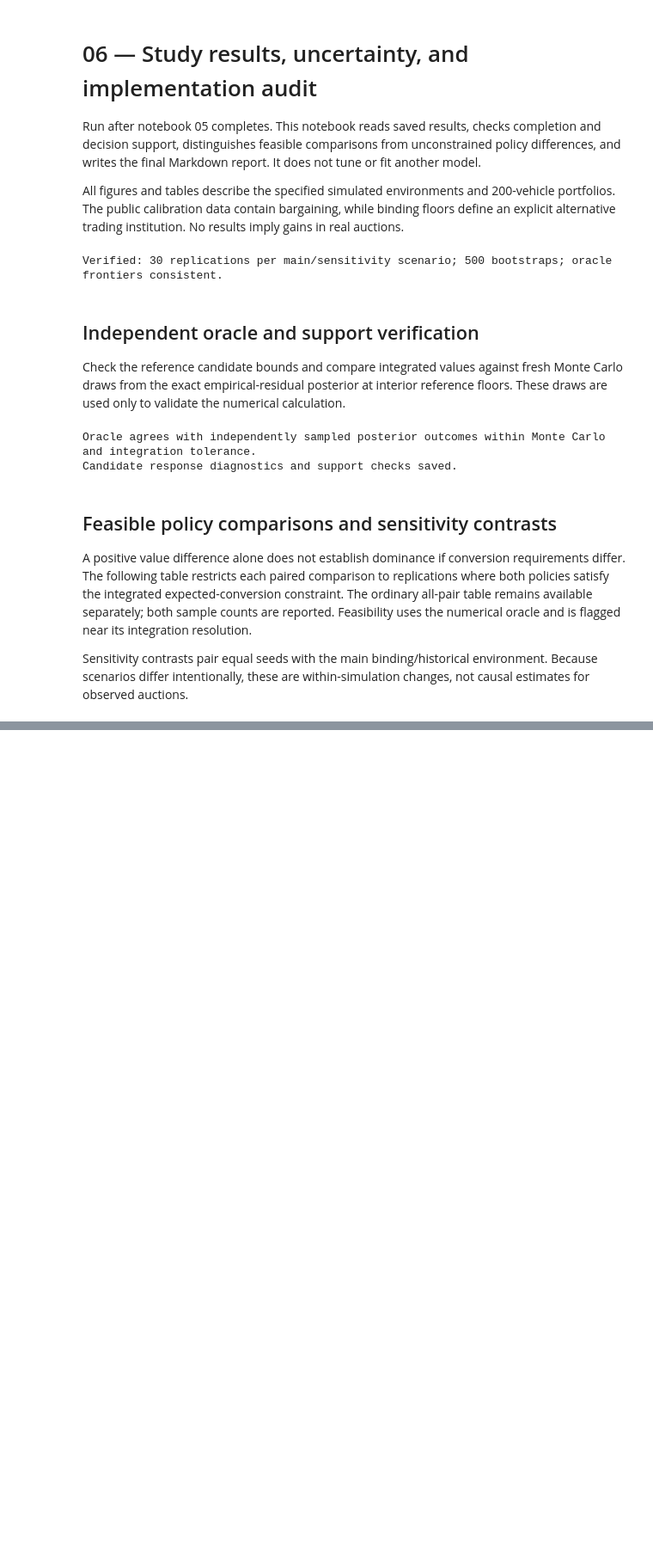
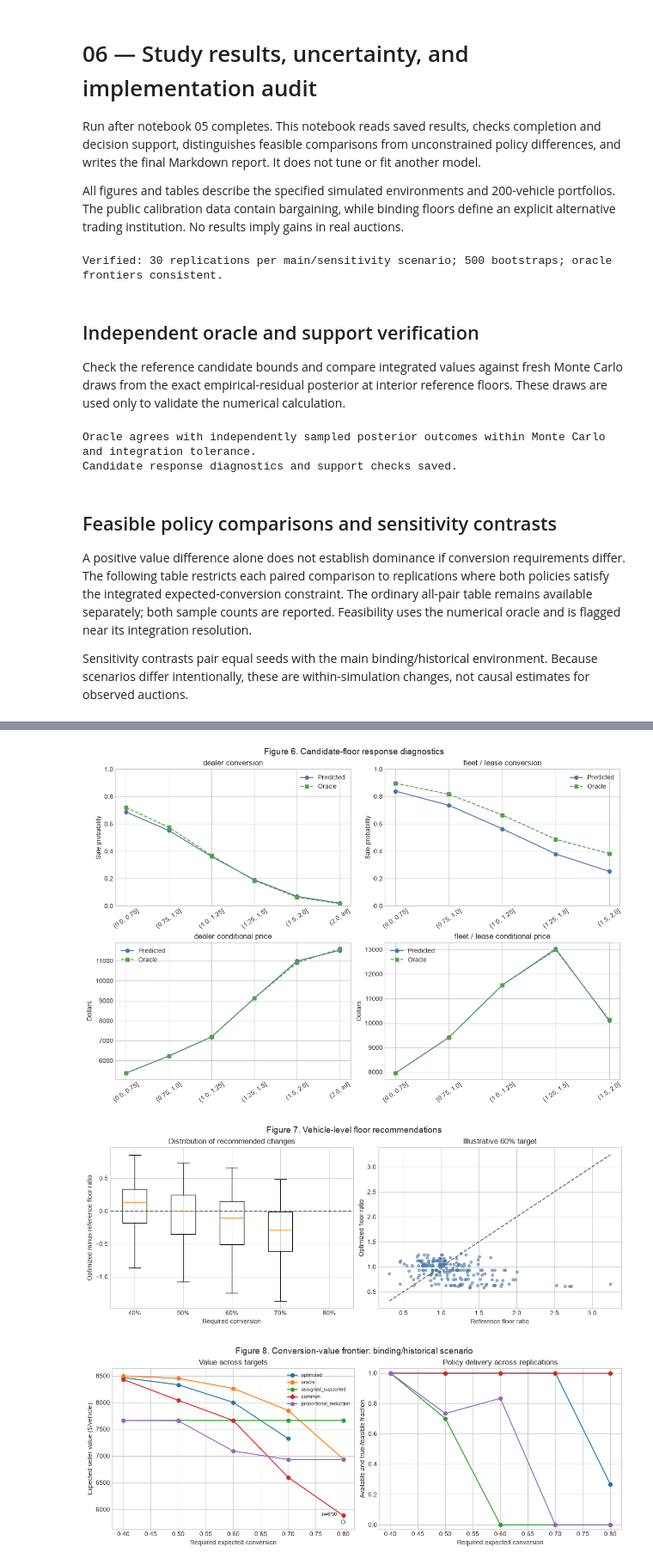
Before and after one commit to ecteodoro/idc6940-capstone-project, a Jupyter notebook: 06_study_results_and_report.ipynb, the cells around one changed output, grey strips where cells are left out. Shown at 86% size. Drawn from its saved outputs; the diff is of its cells as text; code cells hidden in the pictures; blank space fills up the shorter version.

Commit message:
Refresh notebook 01, 02 and 06 outputs and update README
Co-Authored-By: Claude Sonnet 5.5 <noreply@anthropic.com>

```diff
--- a/06_study_results_and_report.ipynb
+++ b/06_study_results_and_report.ipynb
@@ -298,0 +334,53 @@ Report: /Users/ecilteodoro/Library/Mobile Documents/com~apple~CloudDocs/UWF/2026
+# %%
+# Figure 6: fitted and oracle candidate responses.
+cand=pd.read_csv(OUT/'candidate_response_group_summary.csv')
+order=['(0.0, 0.75]','(0.75, 1.0]','(1.0, 1.25]','(1.25, 1.5]','(1.5, 2.0]','(2.0, inf]']
+fig,axes=plt.subplots(2,2,figsize=(12,8),layout='constrained')
+for col,group in enumerate(['dealer','fleet_lease']):
+    d=cand[cand.seller_group.eq(group)].copy();d['order']=d.floor_band.map({v:i for i,v in enumerate(order)});d=d.sort_values('order');x=np.arange(len(d))
+    axes[0,col].plot(x,d.predicted_conversion,'o-',label='Predicted',color='#4C78A8');axes[0,col].plot(x,d.oracle_conversion,'s--',label='Oracle',color='#54A24B')
+    axes[0,col].set(xticks=x,xticklabels=d.floor_band,title=group.replace('_',' / ')+' conversion',ylabel='Sale probability',ylim=(0,1));axes[0,col].tick_params(axis='x',labelrotation=35);axes[0,col].legend()
+    axes[1,col].plot(x,d.predicted_price,'o-',label='Predicted',color='#4C78A8');axes[1,col].plot(x,d.oracle_conditional_price,'s--',label='Oracle',color='#54A24B')
+    axes[1,col].set(xticks=x,xticklabels=d.floor_band,title=group.replace('_',' / ')+' conditional price',ylabel='Dollars');axes[1,col].tick_params(axis='x',labelrotation=35);axes[1,col].legend()
+fig.suptitle('Figure 6. Candidate-floor response diagnostics',fontsize=14)
+fig.savefig(FIG/'06_candidate_response_curves.png',dpi=200,bbox_inches='tight');plt.show()
+
+# Figure 7: recommended changes on the fixed reference portfolio.
+decisions=pd.read_csv(OUT/'reference_decisions.csv');decisions['change']=decisions.optimized_floor_ratio-decisions.reference_floor_ratio
+fig,axes=plt.subplots(1,2,figsize=(12,4.5),layout='constrained')
+groups=[decisions.loc[decisions.target.eq(t),'change'].dropna() for t in sorted(decisions.target.unique())]
+axes[0].boxplot(groups,tick_labels=[f'{t:.0%}' for t in sorted(decisions.target.unique())],showfliers=False);axes[0].axhline(0,color='0.4',linestyle='--');axes[0].set(xlabel='Required conversion',ylabel='Optimized minus reference floor ratio',title='Distribution of recommended changes')
+d=decisions[decisions.target.eq(.6)].dropna();axes[1].scatter(d.reference_floor_ratio,d.optimized_floor_ratio,s=18,alpha=.55,color='#4C78A8')
+lo=min(d.reference_floor_ratio.min(),d.optimized_floor_ratio.min());hi=max(d.reference_floor_ratio.max(),d.optimized_floor_ratio.max());axes[1].plot([lo,hi],[lo,hi],'--',color='0.4');axes[1].set(xlabel='Reference floor ratio',ylabel='Optimized floor ratio',title='Illustrative 60% target')
+fig.suptitle('Figure 7. Vehicle-level floor recommendations',fontsize=14)
+fig.savefig(FIG/'07_floor_recommendations.png',dpi=200,bbox_inches='tight');plt.show()
+
+# Figure 8: regenerate the main frontier here so notebook 06 is self-contained.
+fig,axes=plt.subplots(1,2,figsize=(12,4.5),layout='constrained')
+primary_frontier=summary[summary.scenario.eq('binding_historical')]
+for policy in ['optimized','oracle','assigned_supported','common','proportional_reduction']:
+    g=primary_frontier[primary_frontier.policy.eq(policy)].sort_values('target')
+    axes[0].plot(g.target,g.expected_value.where(g.availability.eq(1)),'o-',label=policy)
+    partial=g[g.availability.lt(1)]
+    if len(partial):
+        color=axes[0].lines[-1].get_color();axes[0].scatter(partial.target,partial.expected_value,facecolors='none',edgecolors=color)
+        for _,row in partial.iterrows():axes[0].annotate(f'n={int(round(row.availability*row.replications))}/{int(row.replications)}',(row.target,row.expected_value),xytext=(-34,10),textcoords='offset points',fontsize=8)
+    axes[1].plot(g.target,g.true_feasible_rate*g.availability,'o-',label=policy)
+axes[0].set(xlabel='Required expected conversion',ylabel='Expected seller value ($/vehicle)',title='Value across targets')
+axes[1].set(xlabel='Required expected conversion',ylabel='Available and true-feasible fraction',ylim=(-.03,1.03),title='Policy delivery across replications')
+axes[0].legend(fontsize=8);fig.suptitle('Figure 8. Conversion-value frontier: binding/historical scenario',fontsize=14)
+fig.savefig(OUT/'conversion_value_frontier.png',dpi=200,bbox_inches='tight');fig.savefig(FIG/'08_conversion_value_frontier.png',dpi=200,bbox_inches='tight');plt.show()
+
+# Figure 9: scenario-specific optimized and oracle frontiers.
+fig,axes=plt.subplots(2,2,figsize=(12,8),layout='constrained')
+for ax,scenario_name in zip(axes.ravel(),main):
+    d=summary[summary.scenario.eq(scenario_name)]
+    for policy,style in [('optimized','o-'),('oracle','s--'),('common','^-')]:
+        g=d[d.policy.eq(policy)].sort_values('target');ax.plot(g.target,g.expected_value,style,label=policy)
+    ax.set(title=scenario_name.replace('_',' / '),xlabel='Required expected conversion',ylabel='Expected seller value ($/vehicle)');ax.legend(fontsize=8)
+fig.suptitle('Figure 9. Policy frontiers across four simulated environments',fontsize=14)
+fig.savefig(FIG/'09_scenario_frontiers.png',dpi=200,bbox_inches='tight');plt.show()
+# %% [output]
+[figure, added]
+[figure, added]
+[figure, added]
```
Also changed, not shown: parts of 13 cells of this notebook, 3 other files.
